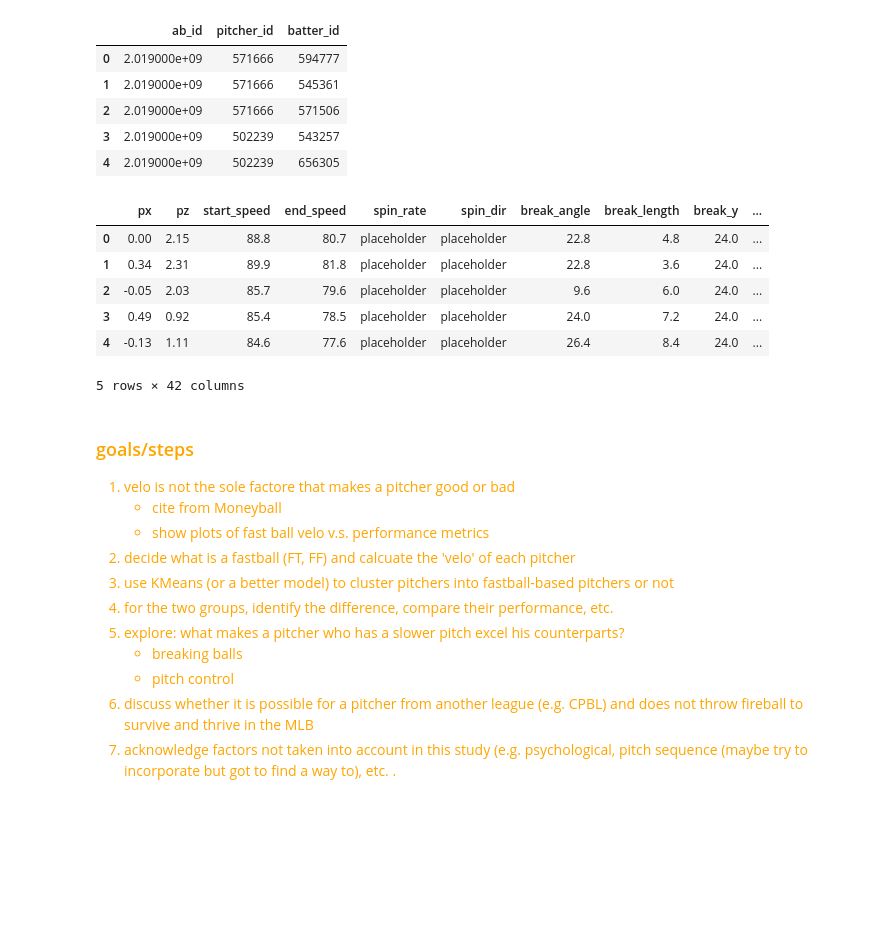
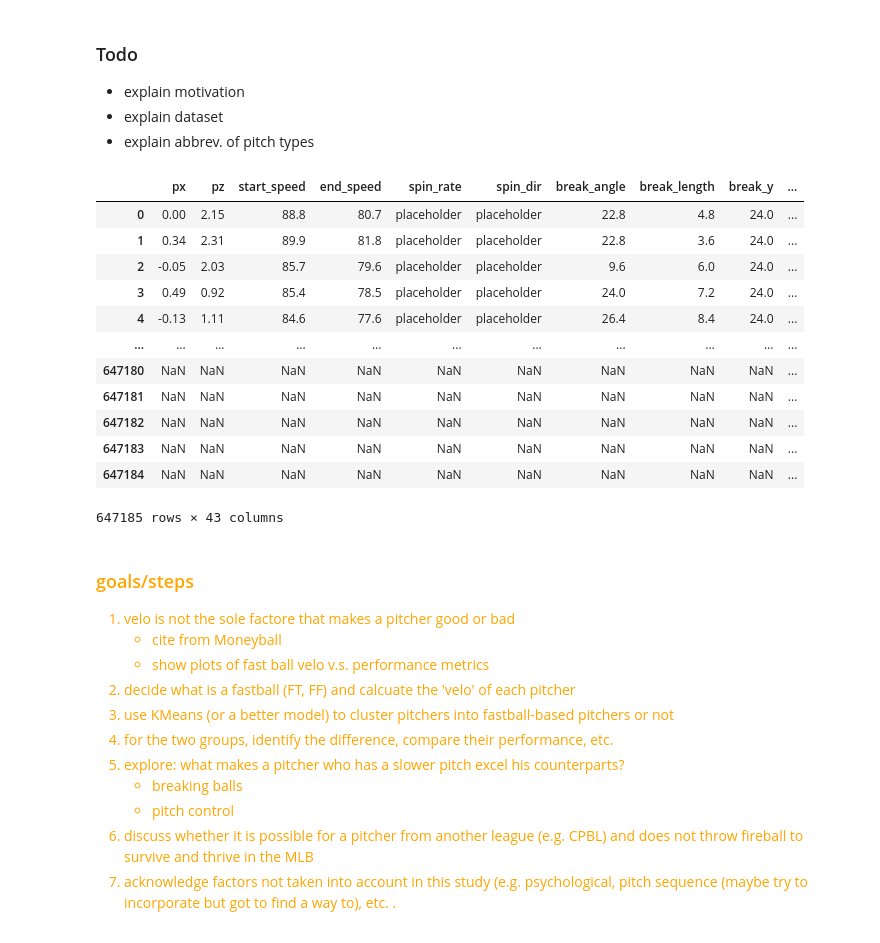
Before and after one commit to Stevey8/Fastball-vs-Pitcher-Performance, a Jupyter notebook: mlb_pitcher_2019.ipynb, the cells around one changed output. Cells and saved outputs as stored; diff of their text form; code cells hidden in the pictures; blank space fills up the shorter version.

```diff
--- a/mlb_pitcher_2019.ipynb
+++ b/mlb_pitcher_2019.ipynb
@@ -13,6 +10,11 @@ df_atbats = pd.read_csv('data/2019_atbats.csv')
 df_games = pd.read_csv('data/2019_games.csv')
 df_pitches = pd.read_csv('data/2019_pitches.csv')
 df_players = pd.read_csv('data/player_names.csv')
+# %% [markdown]
+### Todo
+- explain motivation
+- explain dataset
+- explain abbrev. of pitch types
 # %%
 # make sure that all players' ids are included in df_players
 pitcher_ids = df_atbats['pitcher_id'].unique()
@@ -28,23 +30,36 @@ for i,n in enumerate(batter_ids):
 # %%
 # extract pitcher_id, batter_id and ab_id (at bat id) from df_atbats
 df_atbats_extract = df_atbats[['ab_id','pitcher_id','batter_id']]
-df_atbats_extract.head()
+# df_atbats_extract.head()
-# %% [output]
-|  | ab_id | pitcher_id | batter_id |
-| 0 | 2.019000e+09 | 571666 | 594777 |
-| 1 | 2.019000e+09 | 571666 | 545361 |
-| 2 | 2.019000e+09 | 571666 | 571506 |
-| 3 | 2.019000e+09 | 502239 | 543257 |
-| 4 | 2.019000e+09 | 502239 | 656305 |
 # %%
 # merge df_atbats_extract to df_pitches
-df = df_pitches.merge(df_atbats_extract, how='left', on='ab_id')
-df.head()
+# named as df (which will be the main dataframe to use)
+df_p_id = df_pitches.merge(df_atbats_extract, how='left', on='ab_id')
+# df_p_id.head()
-# %% [output]
-|  | px | pz | start_speed | end_speed | spin_rate | spin_dir | break_angle | break_length | break_y | ... |
-| 0 | 0.00 | 2.15 | 88.8 | 80.7 | placeholder | placeholder | 22.8 | 4.8 | 24.0 | ... |
-| 1 | 0.34 | 2.31 | 89.9 | 81.8 | placeholder | placeholder | 22.8 | 3.6 | 24.0 | ... |
-| 2 | -0.05 | 2.03 | 85.7 | 79.6 | placeholder | placeholder | 9.6 | 6.0 | 24.0 | ... |
-| 3 | 0.49 | 0.92 | 85.4 | 78.5 | placeholder | placeholder | 24.0 | 7.2 | 24.0 | ... |
-| 4 | -0.13 | 1.11 | 84.6 | 77.6 | placeholder | placeholder | 26.4 | 8.4 | 24.0 | ... |
-5 rows × 42 columns
+# %%
+# create a column full_name in df_players
+def get_full_name(str1,str2):
+    full_name = str1+' '+str2
+    return (str1 + ' ' + str2)
+
+df_players['full_name']=df_players.apply(lambda row: get_full_name(row['first_name'],row['last_name']),axis=1)
+# df_players.head()
+# %%
+# merge full name to df
+df = pd.merge(df_p_id,df_players, left_on='pitcher_id', right_on='id', how='inner')
+df = df.drop(columns=['id','first_name','last_name']).rename(columns={'full_name':'pitcher_name'})
+df
+# %% [output]
+|  | px | pz | start_speed | end_speed | spin_rate | spin_dir | break_angle | break_length | break_y | ... |
+| 0 | 0.00 | 2.15 | 88.8 | 80.7 | placeholder | placeholder | 22.8 | 4.8 | 24.0 | ... |
+| 1 | 0.34 | 2.31 | 89.9 | 81.8 | placeholder | placeholder | 22.8 | 3.6 | 24.0 | ... |
+| 2 | -0.05 | 2.03 | 85.7 | 79.6 | placeholder | placeholder | 9.6 | 6.0 | 24.0 | ... |
+| 3 | 0.49 | 0.92 | 85.4 | 78.5 | placeholder | placeholder | 24.0 | 7.2 | 24.0 | ... |
+| 4 | -0.13 | 1.11 | 84.6 | 77.6 | placeholder | placeholder | 26.4 | 8.4 | 24.0 | ... |
+| ... | ... | ... | ... | ... | ... | ... | ... | ... | ... | ... |
+| 647180 | NaN | NaN | NaN | NaN | NaN | NaN | NaN | NaN | NaN | ... |
+| 647181 | NaN | NaN | NaN | NaN | NaN | NaN | NaN | NaN | NaN | ... |
+| 647182 | NaN | NaN | NaN | NaN | NaN | NaN | NaN | NaN | NaN | ... |
+| 647183 | NaN | NaN | NaN | NaN | NaN | NaN | NaN | NaN | NaN | ... |
+| 647184 | NaN | NaN | NaN | NaN | NaN | NaN | NaN | NaN | NaN | ... |
+647185 rows × 43 columns
```
Also changed, not shown: parts of 26 cells of this notebook, 1 other file.
